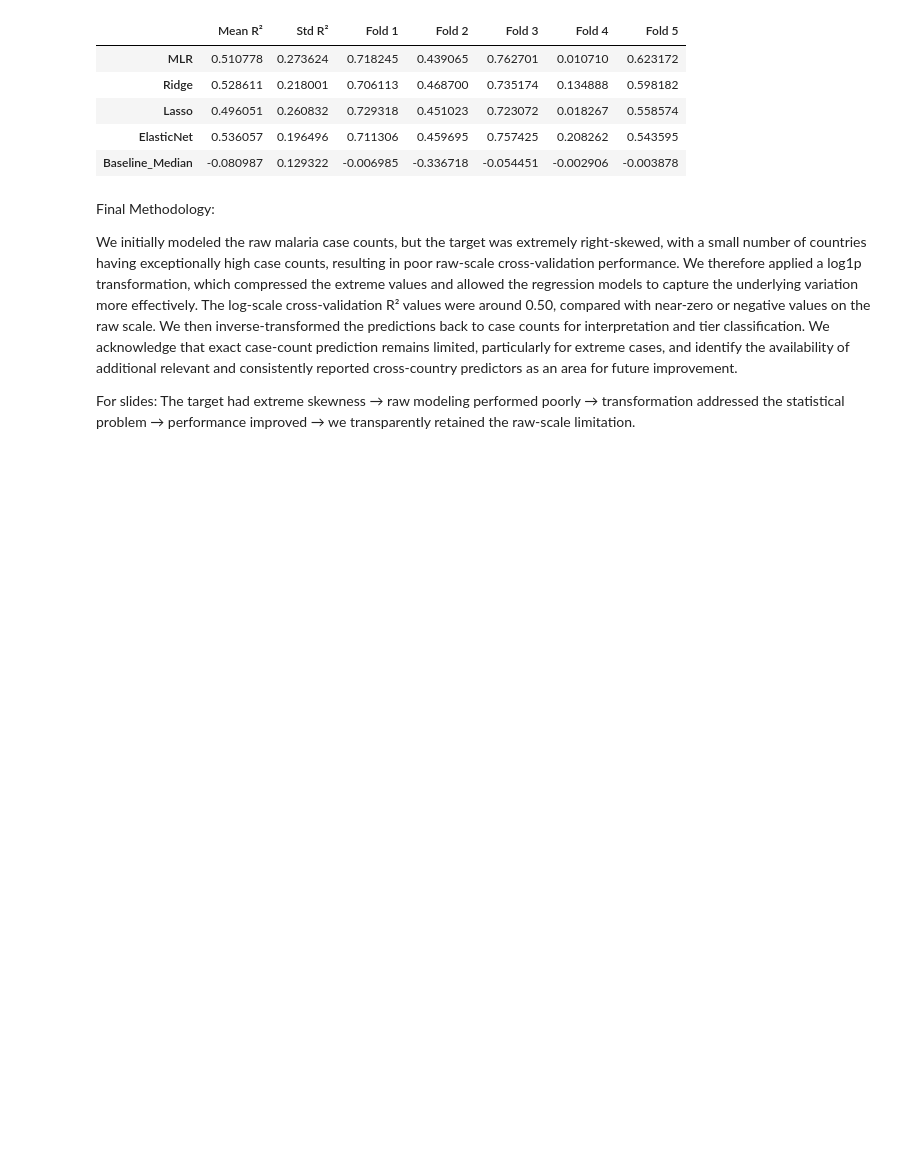
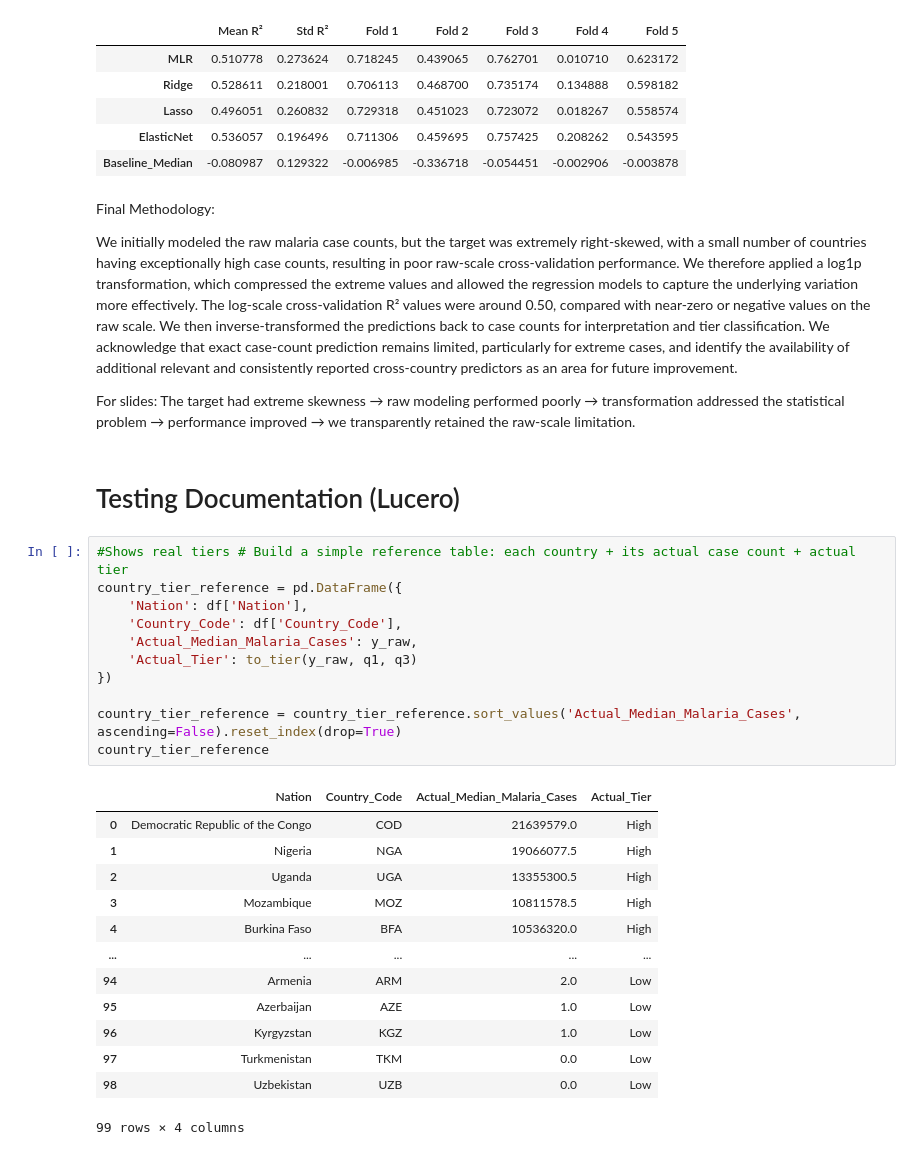
Before and after one commit to ZacharyMalonjao/Capstone2-A3101-Group2-SY26-27, a Jupyter notebook: ipynb_notebooks/02_model_training.ipynb, the cells around one changed output. Saved outputs shown, nothing was run; the diff lists cells and outputs as text; blank space fills up the shorter version.

```diff
--- a/ipynb_notebooks/02_model_training.ipynb
+++ b/ipynb_notebooks/02_model_training.ipynb
@@ -851,3 +851,30 @@ We initially modeled the raw malaria case counts, but the target was extremely r
 
 For slides:
 The target had extreme skewness → raw modeling performed poorly → transformation addressed the statistical problem → performance improved → we transparently retained the raw-scale limitation.
+# %% [markdown]
+# Testing Documentation (Lucero)
+# %%
+#Shows real tiers # Build a simple reference table: each country + its actual case count + actual tier
+country_tier_reference = pd.DataFrame({
+    'Nation': df['Nation'],
+    'Country_Code': df['Country_Code'],
+    'Actual_Median_Malaria_Cases': y_raw,
+    'Actual_Tier': to_tier(y_raw, q1, q3)
+})
+
+country_tier_reference = country_tier_reference.sort_values('Actual_Median_Malaria_Cases', ascending=False).reset_index(drop=True)
+country_tier_reference
+# %% [output]
+|  | Nation | Country_Code | Actual_Median_Malaria_Cases | Actual_Tier |
+| 0 | Democratic Republic of the Congo | COD | 21639579.0 | High |
+| 1 | Nigeria | NGA | 19066077.5 | High |
+| 2 | Uganda | UGA | 13355300.5 | High |
+| 3 | Mozambique | MOZ | 10811578.5 | High |
+| 4 | Burkina Faso | BFA | 10536320.0 | High |
+| ... | ... | ... | ... | ... |
+| 94 | Armenia | ARM | 2.0 | Low |
+| 95 | Azerbaijan | AZE | 1.0 | Low |
+| 96 | Kyrgyzstan | KGZ | 1.0 | Low |
+| 97 | Turkmenistan | TKM | 0.0 | Low |
+| 98 | Uzbekistan | UZB | 0.0 | Low |
+99 rows × 4 columns
```
Also changed, not shown: 2 other files.
